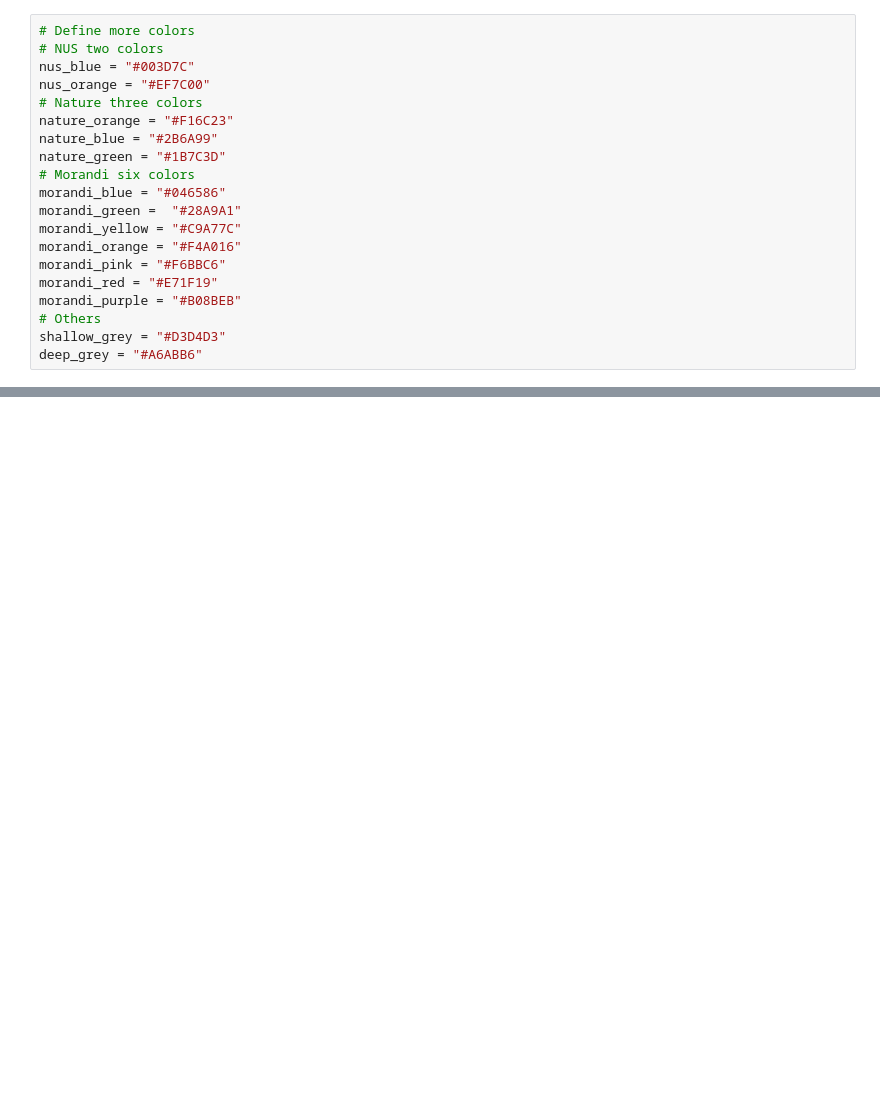
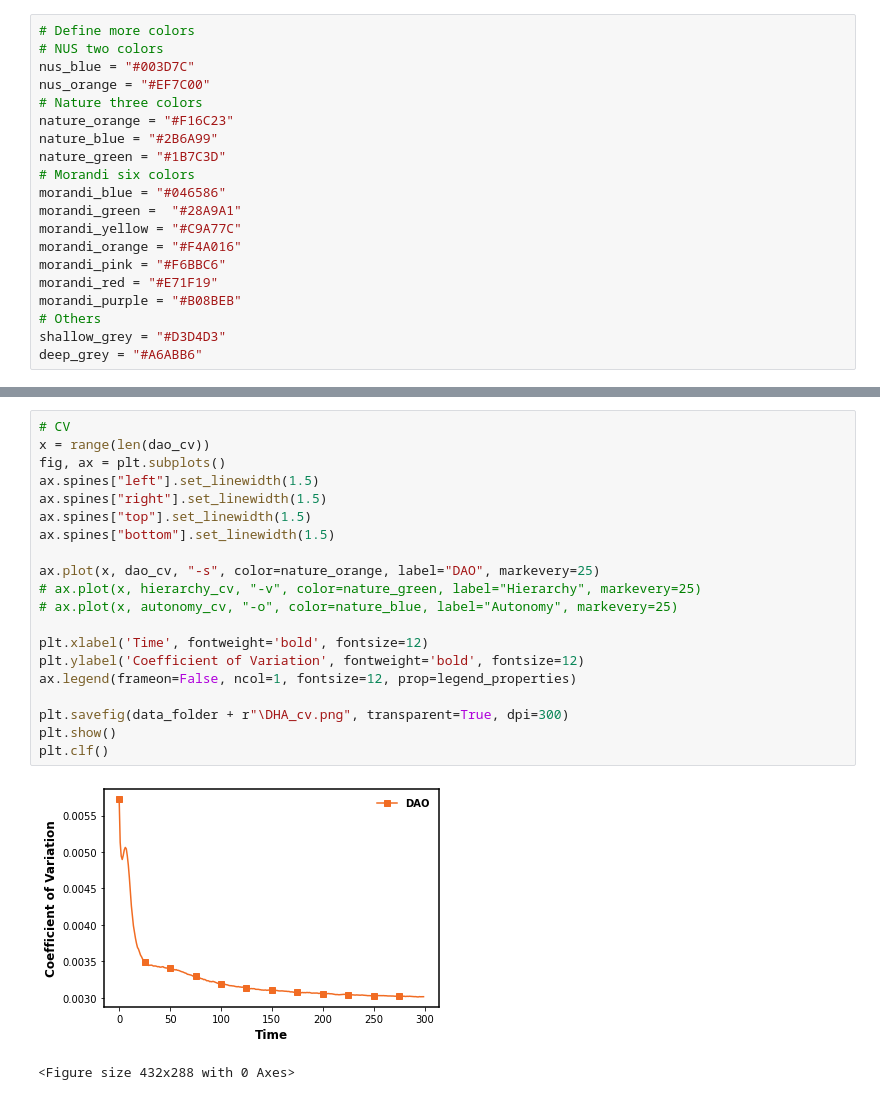
Before and after one commit to GrandJune/DAOs, a Jupyter notebook: V4/DHA/Evaluator.ipynb, the cells around one changed output, grey strips where cells are left out. Cells and saved outputs as stored; diff of their text form; blank space fills up the shorter version.

```diff
--- a/V4/DHA/Evaluator.ipynb
+++ b/V4/DHA/Evaluator.ipynb
@@ -158,4 +171,27 @@ plt.clf()
 <Figure size 432x288 with 0 Axes>
+# %%
+# CV
+x = range(len(dao_cv))
+fig, ax = plt.subplots()
+ax.spines["left"].set_linewidth(1.5)
+ax.spines["right"].set_linewidth(1.5)
+ax.spines["top"].set_linewidth(1.5)
+ax.spines["bottom"].set_linewidth(1.5)
+
+ax.plot(x, dao_cv, "-s", color=nature_orange, label="DAO", markevery=25)
+# ax.plot(x, hierarchy_cv, "-v", color=nature_green, label="Hierarchy", markevery=25)
+# ax.plot(x, autonomy_cv, "-o", color=nature_blue, label="Autonomy", markevery=25)
+
+plt.xlabel('Time', fontweight='bold', fontsize=12)
+plt.ylabel('Coefficient of Variation', fontweight='bold', fontsize=12)
+ax.legend(frameon=False, ncol=1, fontsize=12, prop=legend_properties)
+
+plt.savefig(data_folder + r"\DHA_cv.png", transparent=True, dpi=300)
+plt.show()
+plt.clf()
+# %% [output]
+[figure, added]
+<Figure size 432x288 with 0 Axes>
 # %%
 # Twin
 import numpy as np
```
Also changed, not shown: parts of 7 cells of this notebook, 15 other files.
